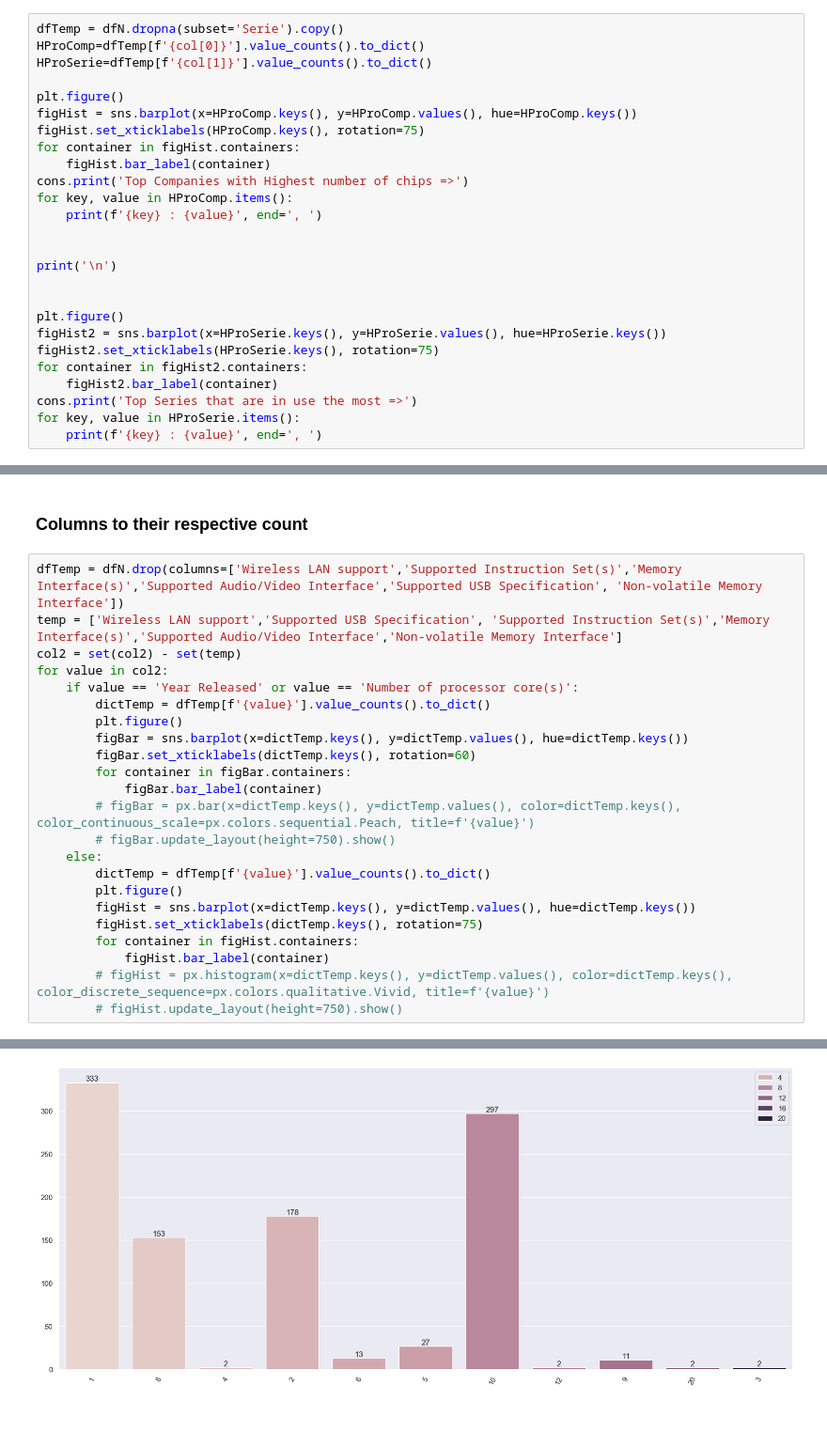
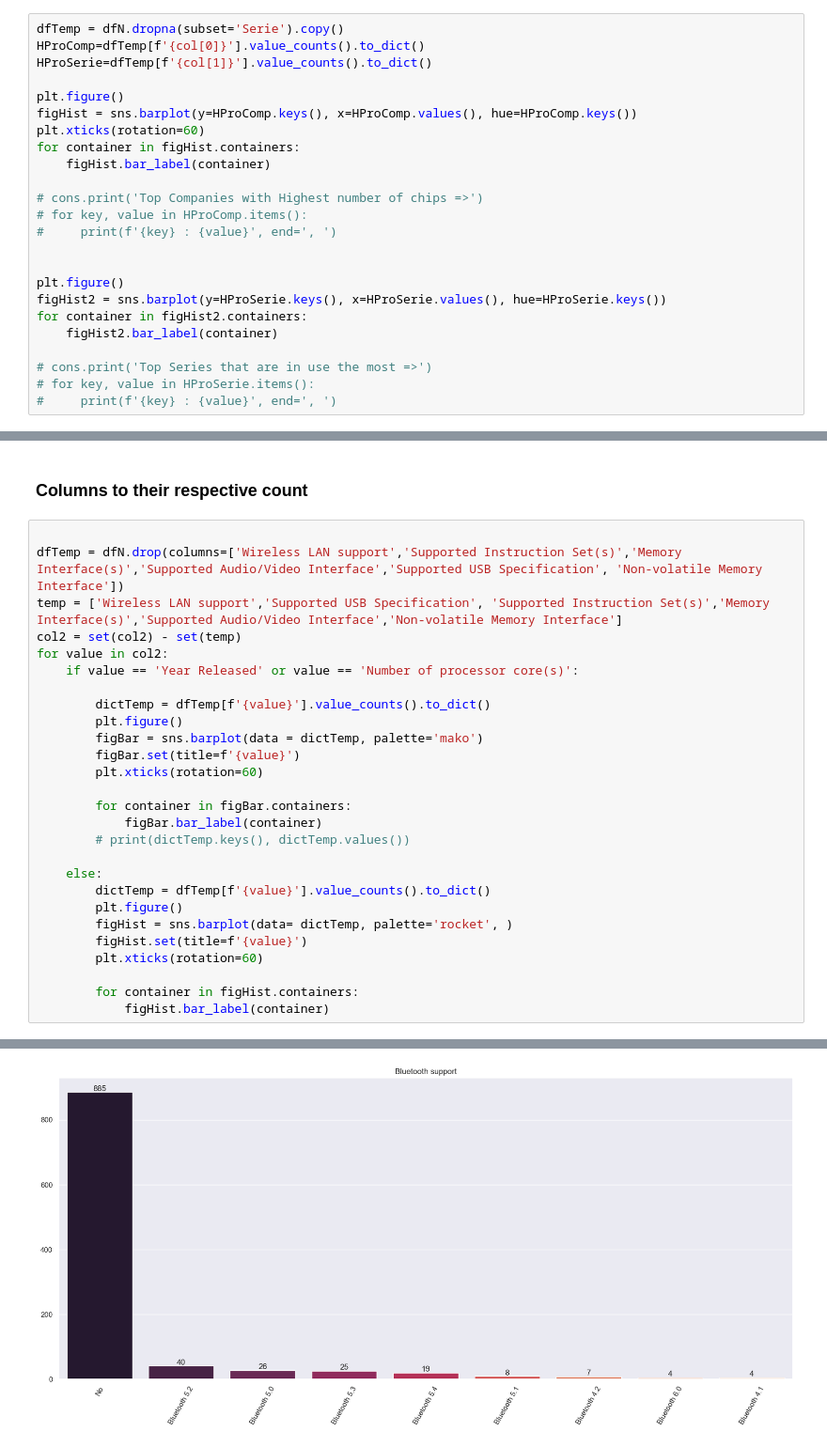
Before and after one commit to SoultySprings/processors-smart-devices, a Jupyter notebook: EDA/processorsSNS_EDA.ipynb, the cells around one changed output, grey strips where cells are left out. Shown: that part at 94% size. Drawn from its saved outputs; the diff is of its cells as text; blank space fills up the shorter version.

```diff
--- a/EDA/processorsSNS_EDA.ipynb
+++ b/EDA/processorsSNS_EDA.ipynb
@@ -127,24 +127,22 @@ HProComp=dfTemp[f'{col[0]}'].value_counts().to_dict()
 HProSerie=dfTemp[f'{col[1]}'].value_counts().to_dict()
 
 plt.figure()
-figHist = sns.barplot(x=HProComp.keys(), y=HProComp.values(), hue=HProComp.keys())
-figHist.set_xticklabels(HProComp.keys(), rotation=75)
+figHist = sns.barplot(y=HProComp.keys(), x=HProComp.values(), hue=HProComp.keys())
+plt.xticks(rotation=60)
 for container in figHist.containers:
     figHist.bar_label(container)
-cons.print('Top Companies with Highest number of chips =>')
-for key, value in HProComp.items():
-    print(f'{key} : {value}', end=', ')
 
-
-print('\n')
+# cons.print('Top Companies with Highest number of chips =>')
+# for key, value in HProComp.items():
+#     print(f'{key} : {value}', end=', ')
 
 
 plt.figure()
-figHist2 = sns.barplot(x=HProSerie.keys(), y=HProSerie.values(), hue=HProSerie.keys())
-figHist2.set_xticklabels(HProSerie.keys(), rotation=75)
+figHist2 = sns.barplot(y=HProSerie.keys(), x=HProSerie.values(), hue=HProSerie.keys())
 for container in figHist2.containers:
     figHist2.bar_label(container)
-cons.print('Top Series that are in use the most =>')
-for key, value in HProSerie.items():
-    print(f'{key} : {value}', end=', ')
+
+# cons.print('Top Series that are in use the most =>')
+# for key, value in HProSerie.items():
+#     print(f'{key} : {value}', end=', ')
 # %% [output]
@@ -157,26 +151,30 @@ Snapdragon : 189, Exynos : 58, Dimensity : 50, Helio : 45, KIRIN : 44, OMAP : 40
 # %% [markdown]
 ### Columns to their respective count
 # %%
+
 dfTemp = dfN.drop(columns=['Wireless LAN support','Supported Instruction Set(s)','Memory Interface(s)','Supported Audio/Video Interface','Supported USB Specification', 'Non-volatile Memory Interface'])
 temp = ['Wireless LAN support','Supported USB Specification', 'Supported Instruction Set(s)','Memory Interface(s)','Supported Audio/Video Interface','Non-volatile Memory Interface']
 col2 = set(col2) - set(temp)
 for value in col2:
     if value == 'Year Released' or value == 'Number of processor core(s)':
+
         dictTemp = dfTemp[f'{value}'].value_counts().to_dict()
         plt.figure()
-        figBar = sns.barplot(x=dictTemp.keys(), y=dictTemp.values(), hue=dictTemp.keys())
-        figBar.set_xticklabels(dictTemp.keys(), rotation=60)
+        figBar = sns.barplot(data = dictTemp, palette='mako')
+        figBar.set(title=f'{value}')
+        plt.xticks(rotation=60)
+
         for container in figBar.containers:
             figBar.bar_label(container)
-        # figBar = px.bar(x=dictTemp.keys(), y=dictTemp.values(), color=dictTemp.keys(), color_continuous_scale=px.colors.sequential.Peach, title=f'{value}')
-        # figBar.update_layout(height=750).show()
+        # print(dictTemp.keys(), dictTemp.values())
+
     else:
         dictTemp = dfTemp[f'{value}'].value_counts().to_dict()
         plt.figure()
-        figHist = sns.barplot(x=dictTemp.keys(), y=dictTemp.values(), hue=dictTemp.keys())
-        figHist.set_xticklabels(dictTemp.keys(), rotation=75)
+        figHist = sns.barplot(data= dictTemp, palette='rocket', )
+        figHist.set(title=f'{value}')
+        plt.xticks(rotation=60)
+
         for container in figHist.containers:
             figHist.bar_label(container)
-        # figHist = px.histogram(x=dictTemp.keys(), y=dictTemp.values(), color=dictTemp.keys(), color_discrete_sequence=px.colors.qualitative.Vivid, title=f'{value}')
-        # figHist.update_layout(height=750).show()
 # %% [output]
@@ -184 +182 @@ for value in col2:
-[figure, old version]
+[figure, new version]
```
Also changed, not shown: parts of 6 cells of this notebook.
